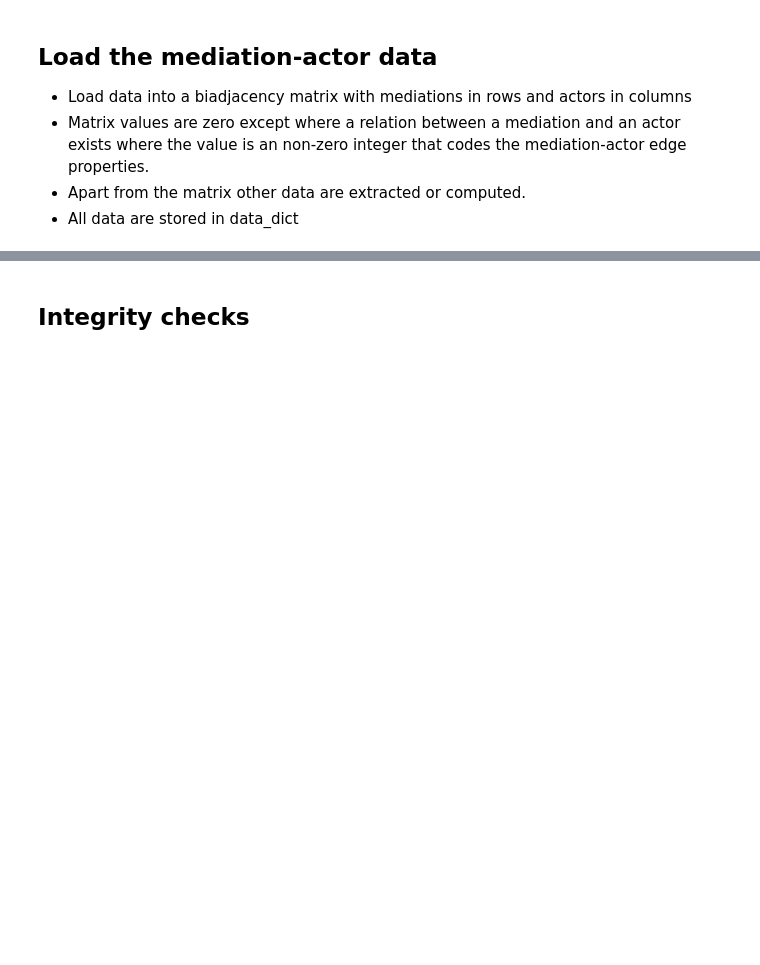
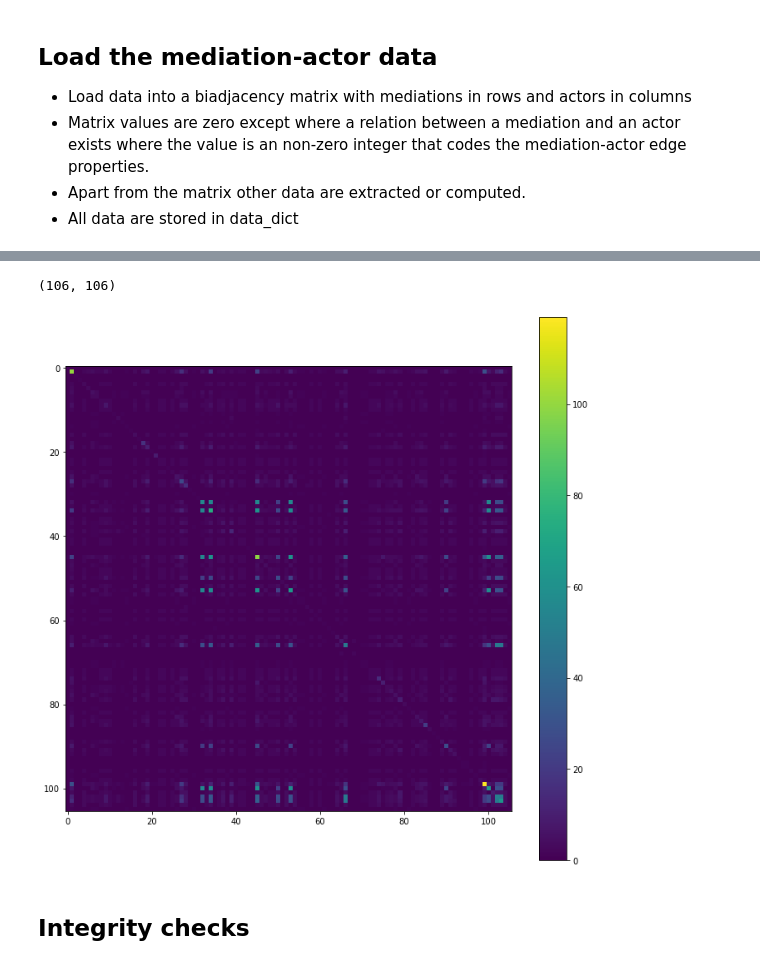
Before and after one commit to roybgardner/mediation, a Jupyter notebook: mediation_explorer.ipynb, the cells around one changed output, grey strips where cells are left out. Cells and saved outputs as stored; diff of their text form; code cells hidden in the pictures; blank space fills up the shorter version.

```diff
--- a/mediation_explorer.ipynb
+++ b/mediation_explorer.ipynb
@@ -257,3 +279,18 @@ plt.show()
+# %%
+# Binarise the matrix
+
+bin_matrix = (data_dict['matrix'] > 1).astype(np.int_)
+
+comatrix = np.matmul(bin_matrix.T,bin_matrix)
+print(comatrix.shape)
+
+f = plt.figure(figsize=(12,12))
+plt.imshow(comatrix)
+plt.colorbar()
+plt.show()
+# %% [output]
+(106, 106)
+[figure, added]
 # %% [markdown]
 ## Integrity checks
 # %% [markdown]
```
Also changed, not shown: parts of 4 cells of this notebook.
